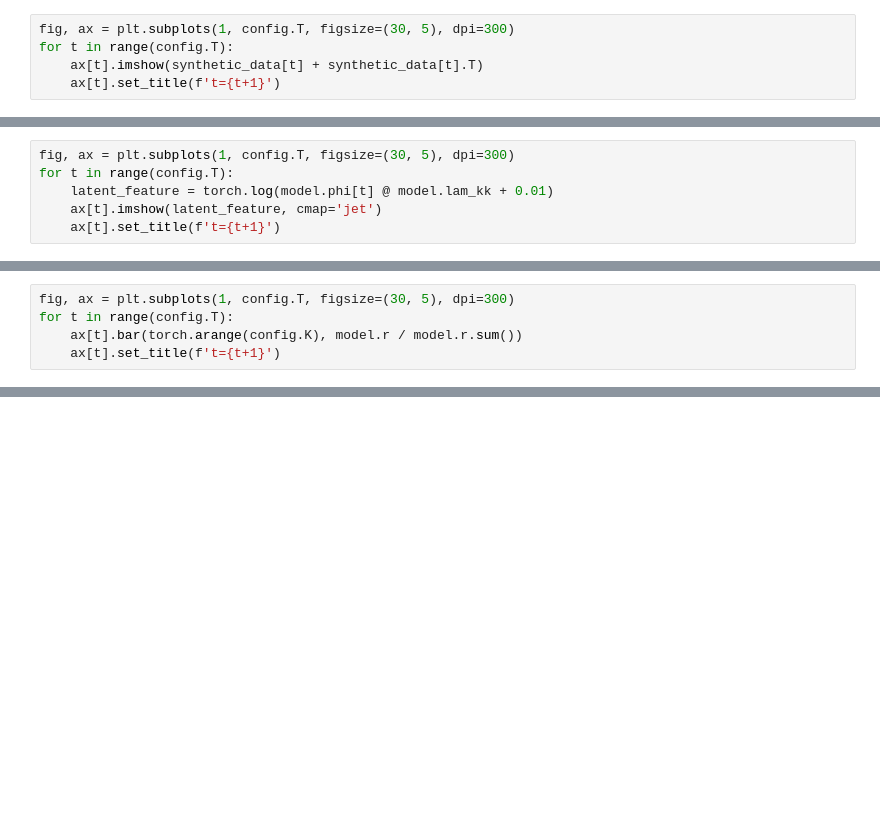
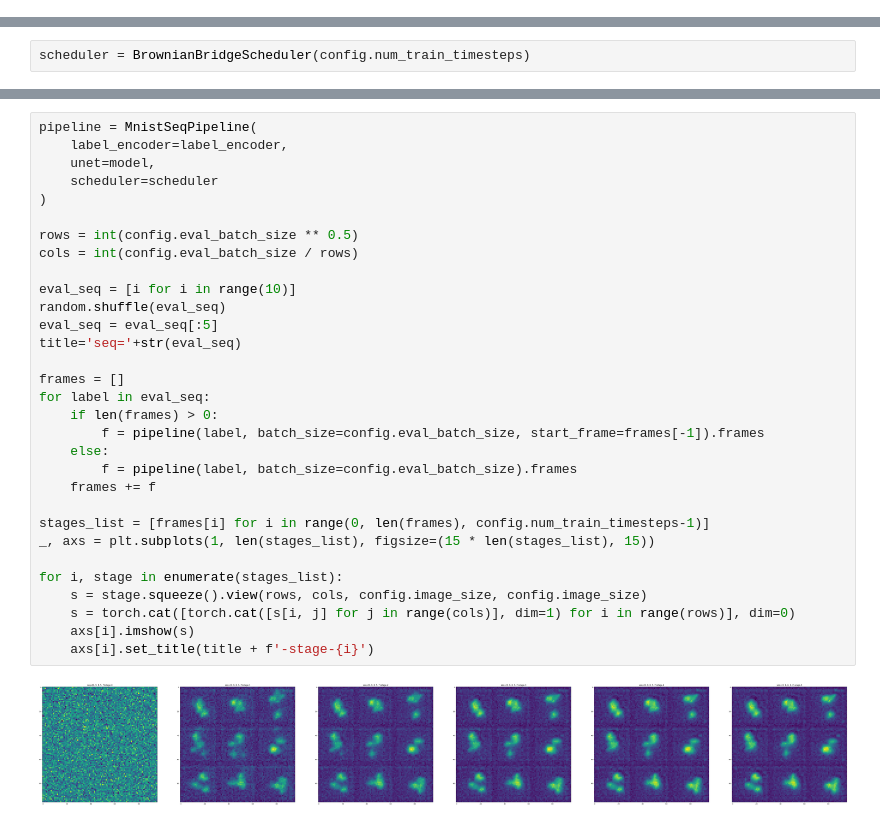
Before and after one commit to Jillian-T/DPGM, a Jupyter notebook: DPGM.ipynb, the cells around one changed output, grey strips where cells are left out. Cells and saved outputs as stored; diff of their text form; blank space fills up the shorter version.

```diff
--- a/DPGM.ipynb
+++ b/DPGM.ipynb
@@ -68,5 +2,0 @@ synthetic_data.append(_data)
-# %%
-fig, ax = plt.subplots(1, config.T, figsize=(30, 5), dpi=300)
-for t in range(config.T):
-    ax[t].imshow(synthetic_data[t] + synthetic_data[t].T)
-    ax[t].set_title(f't={t+1}')
@@ -312,6 +2,0 @@ for i in progress_bar:
-# %%
-fig, ax = plt.subplots(1, config.T, figsize=(30, 5), dpi=300)
-for t in range(config.T):
-    latent_feature = torch.log(model.phi[t] @ model.lam_kk + 0.01)
-    ax[t].imshow(latent_feature, cmap='jet')
-    ax[t].set_title(f't={t+1}')
@@ -320,5 +2,0 @@ for t in range(config.T):
-# %%
-fig, ax = plt.subplots(1, config.T, figsize=(30, 5), dpi=300)
-for t in range(config.T):
-    ax[t].bar(torch.arange(config.K), model.r / model.r.sum())
-    ax[t].set_title(f't={t+1}')
@@ -326,0 +291,2 @@ for t in range(config.T):
+# %%
+scheduler = BrownianBridgeScheduler(config.num_train_timesteps)
@@ -326,0 +450,33 @@ for t in range(config.T):
+# %%
+pipeline = MnistSeqPipeline(
+    label_encoder=label_encoder,
+    unet=model,
+    scheduler=scheduler
+)
+
+rows = int(config.eval_batch_size ** 0.5)
+cols = int(config.eval_batch_size / rows)
+
+eval_seq = [i for i in range(10)]
+random.shuffle(eval_seq)
+eval_seq = eval_seq[:5]
+title='seq='+str(eval_seq)
+
+frames = []
+for label in eval_seq:
+    if len(frames) > 0:
+        f = pipeline(label, batch_size=config.eval_batch_size, start_frame=frames[-1]).frames
+    else:
+        f = pipeline(label, batch_size=config.eval_batch_size).frames
+    frames += f
+
+stages_list = [frames[i] for i in range(0, len(frames), config.num_train_timesteps-1)]
+_, axs = plt.subplots(1, len(stages_list), figsize=(15 * len(stages_list), 15))
+
+for i, stage in enumerate(stages_list):
+    s = stage.squeeze().view(rows, cols, config.image_size, config.image_size)
+    s = torch.cat([torch.cat([s[i, j] for j in range(cols)], dim=1) for i in range(rows)], dim=0)
+    axs[i].imshow(s)
+    axs[i].set_title(title + f'-stage-{i}')
+# %% [output]
+[figure, added]
```
Also changed, not shown: parts of 31 cells of this notebook.
